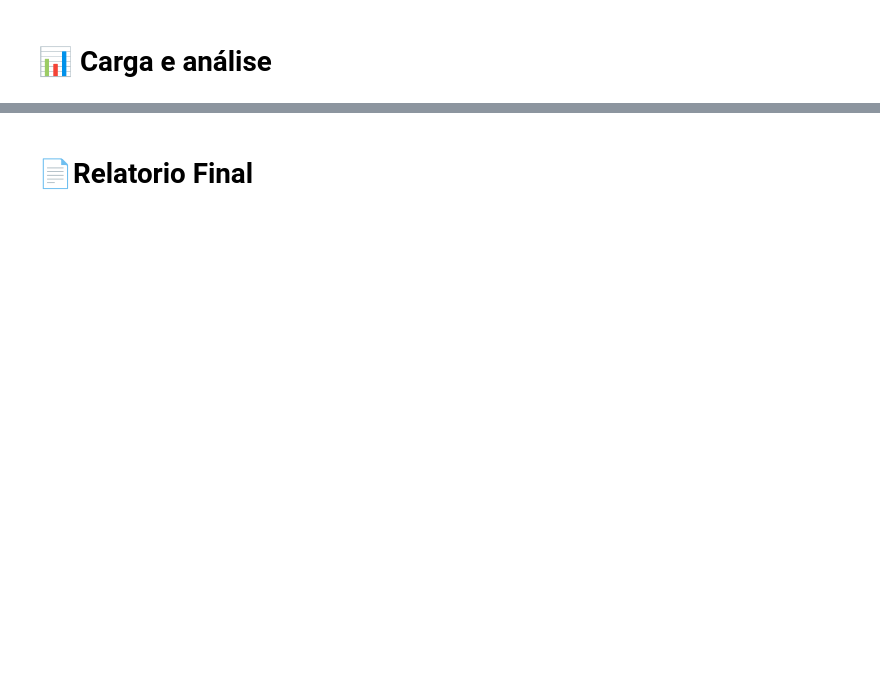
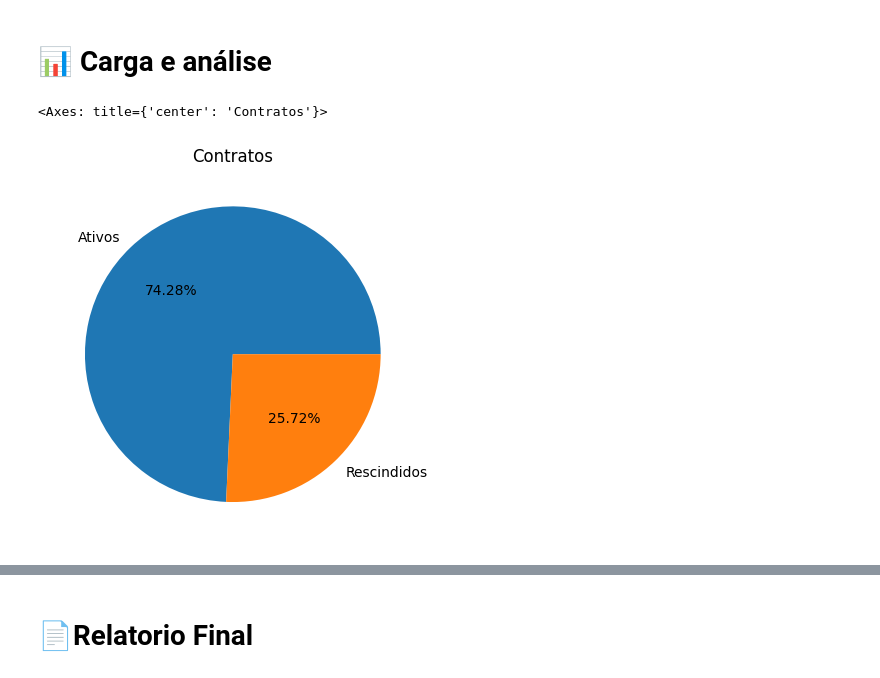
Before and after one commit to Cleianderson/challenge-one-3, a Jupyter notebook: TelecomX_BR.ipynb, the cells around one changed output, grey strips where cells are left out. Drawn from its saved outputs; the diff is of its cells as text; code cells hidden in the pictures; blank space fills up the shorter version.

```diff
--- a/TelecomX_BR.ipynb
+++ b/TelecomX_BR.ipynb
@@ -25,3 +27,12 @@ df_final.head()
 5 rows × 21 columns
 # %% [markdown]
 # 🔧 Transformação
+# %%
+cols_yes_or_no = [
+  'Churn', 'customer_Partner', 'customer_Dependents',
+  'phone_PhoneService', 'phone_MultipleLines', 'internet_OnlineBackup',
+  'internet_DeviceProtection', 'internet_TechSupport', 'internet_StreamingTV',
+  'internet_StreamingMovies', 'account_PaperlessBilling', 'internet_OnlineSecurity'
+  ]
+df_final[cols_yes_or_no] = df_final[cols_yes_or_no].map(lambda cell: 'yes' in cell.lower())
+df_final
@@ -27,0 +53,3 @@ df_final.head()
+# %%
+df_final['customer_SeniorCitizen'] = df_final['customer_SeniorCitizen'].astype(np.bool)
+df_final
@@ -27,0 +70,3 @@ df_final.head()
+# %%
+df_final['account_Charges_Total'] = df_final['account_Charges_Total'].apply(lambda cell: np.nan if cell == ' ' else cell).astype(np.float64)
+df_final
@@ -27,0 +87,2 @@ df_final.head()
+# %%
+df_final = df_final.assign(Contas_Diarias=df_final['account_Charges_Monthly'] / 30)
@@ -28,2 +116,7 @@ df_final.head()
 # %% [markdown]
 # 📊 Carga e análise
+# %%
+df_final['Churn'].value_counts().plot(kind='pie', title='Contratos', ylabel='', labels=['Ativos', 'Rescindidos'], autopct='%1.2f%%')
+# %% [output]
+<Axes: title={'center': 'Contratos'}>
+[figure, added]
```
Also changed, not shown: parts of 29 cells of this notebook.
